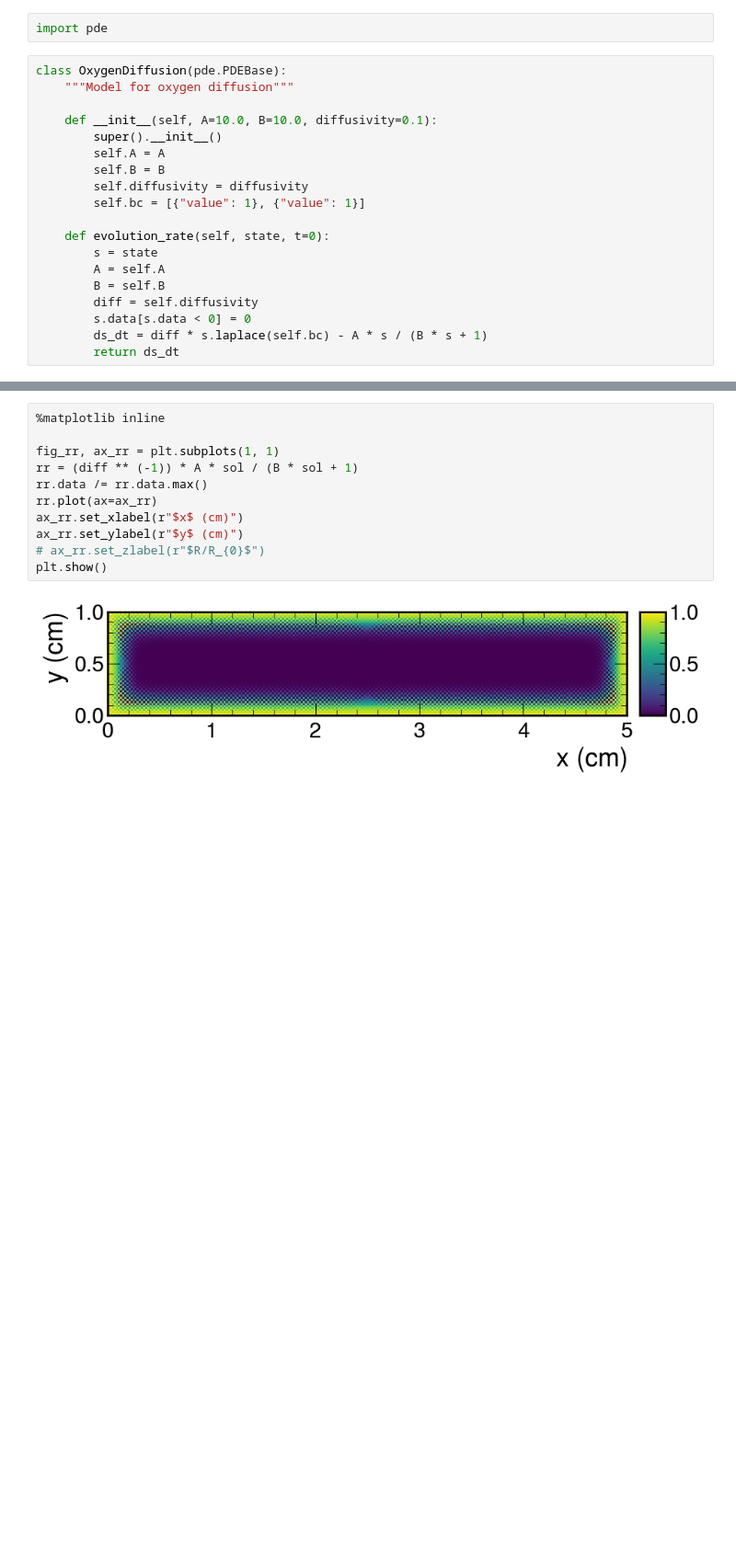
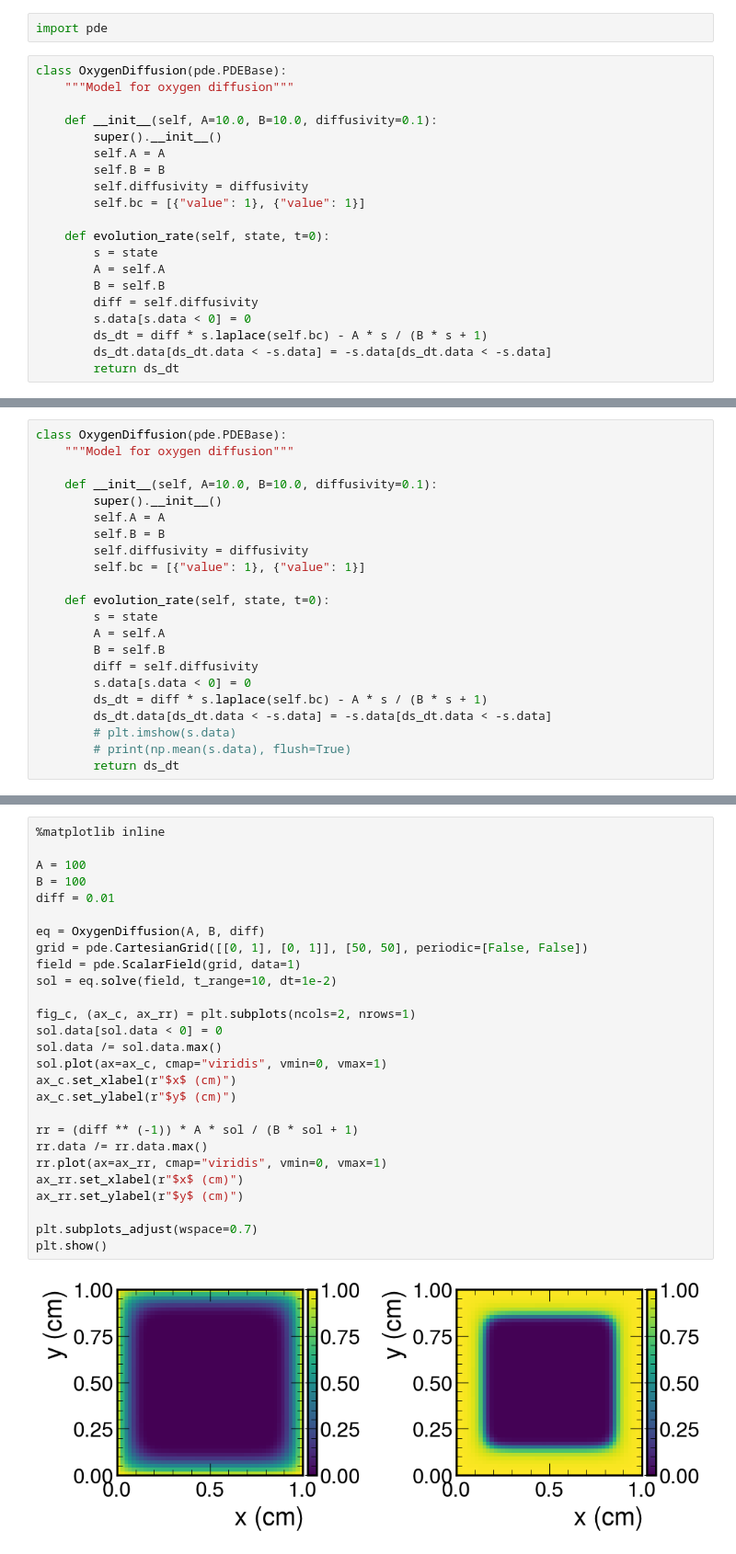
Before and after one commit to chrispap95/oxygen-diffusion-paper, a Jupyter notebook: notebooks/sandiaOxygenModel.ipynb, the cells around one changed output, grey strips where cells are left out. Shown: that part at 92% size. Saved outputs shown, nothing was run; the diff lists cells and outputs as text; blank space fills up the shorter version.

```diff
--- a/notebooks/sandiaOxygenModel.ipynb
+++ b/notebooks/sandiaOxygenModel.ipynb
@@ -129,4 +135,5 @@ class OxygenDiffusion(pde.PDEBase):
         diff = self.diffusivity
         s.data[s.data < 0] = 0
         ds_dt = diff * s.laplace(self.bc) - A * s / (B * s + 1)
+        ds_dt.data[ds_dt.data < -s.data] = -s.data[ds_dt.data < -s.data]
         return ds_dt
@@ -133 +189,23 @@ class OxygenDiffusion(pde.PDEBase):
+# %%
+class OxygenDiffusion(pde.PDEBase):
+    """Model for oxygen diffusion"""
+
+    def __init__(self, A=10.0, B=10.0, diffusivity=0.1):
+        super().__init__()
+        self.A = A
+        self.B = B
+        self.diffusivity = diffusivity
+        self.bc = [{"value": 1}, {"value": 1}]
+
+    def evolution_rate(self, state, t=0):
+        s = state
+        A = self.A
+        B = self.B
+        diff = self.diffusivity
+        s.data[s.data < 0] = 0
+        ds_dt = diff * s.laplace(self.bc) - A * s / (B * s + 1)
+        ds_dt.data[ds_dt.data < -s.data] = -s.data[ds_dt.data < -s.data]
+        # plt.imshow(s.data)
+        # print(np.mean(s.data), flush=True)
+        return ds_dt
 # %%
@@ -152,13 +254,29 @@ plt.show()
 # %%
 %matplotlib inline
 
-fig_rr, ax_rr = plt.subplots(1, 1)
+A = 100
+B = 100
+diff = 0.01
+
+eq = OxygenDiffusion(A, B, diff)
+grid = pde.CartesianGrid([[0, 1], [0, 1]], [50, 50], periodic=[False, False])
+field = pde.ScalarField(grid, data=1)
+sol = eq.solve(field, t_range=10, dt=1e-2)
+
+fig_c, (ax_c, ax_rr) = plt.subplots(ncols=2, nrows=1)
+sol.data[sol.data < 0] = 0
+sol.data /= sol.data.max()
+sol.plot(ax=ax_c, cmap="viridis", vmin=0, vmax=1)
+ax_c.set_xlabel(r"$x$ (cm)")
+ax_c.set_ylabel(r"$y$ (cm)")
+
 rr = (diff ** (-1)) * A * sol / (B * sol + 1)
 rr.data /= rr.data.max()
-rr.plot(ax=ax_rr)
+rr.plot(ax=ax_rr, cmap="viridis", vmin=0, vmax=1)
 ax_rr.set_xlabel(r"$x$ (cm)")
 ax_rr.set_ylabel(r"$y$ (cm)")
-# ax_rr.set_zlabel(r"$R/R_{0}$")
+
+plt.subplots_adjust(wspace=0.7)
 plt.show()
 # %% [output]
-[figure, old version]
+[figure, new version]
```
Also changed, not shown: parts of 15 cells of this notebook, 7 other files.
